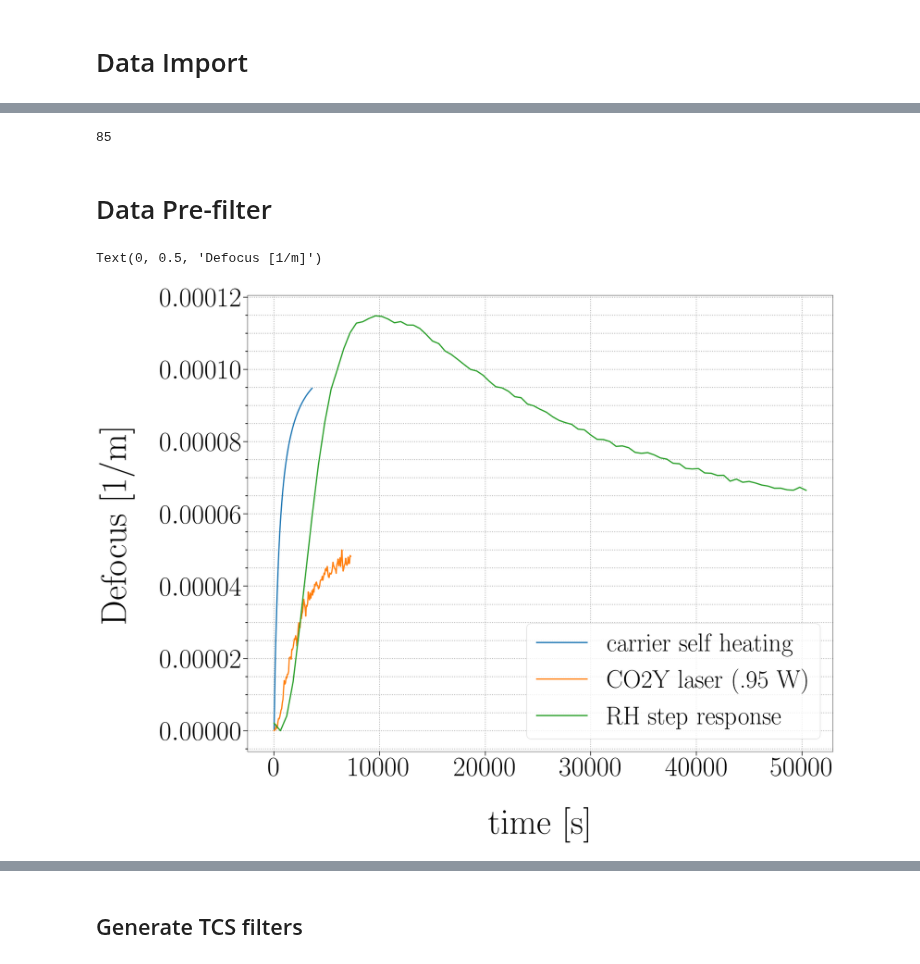
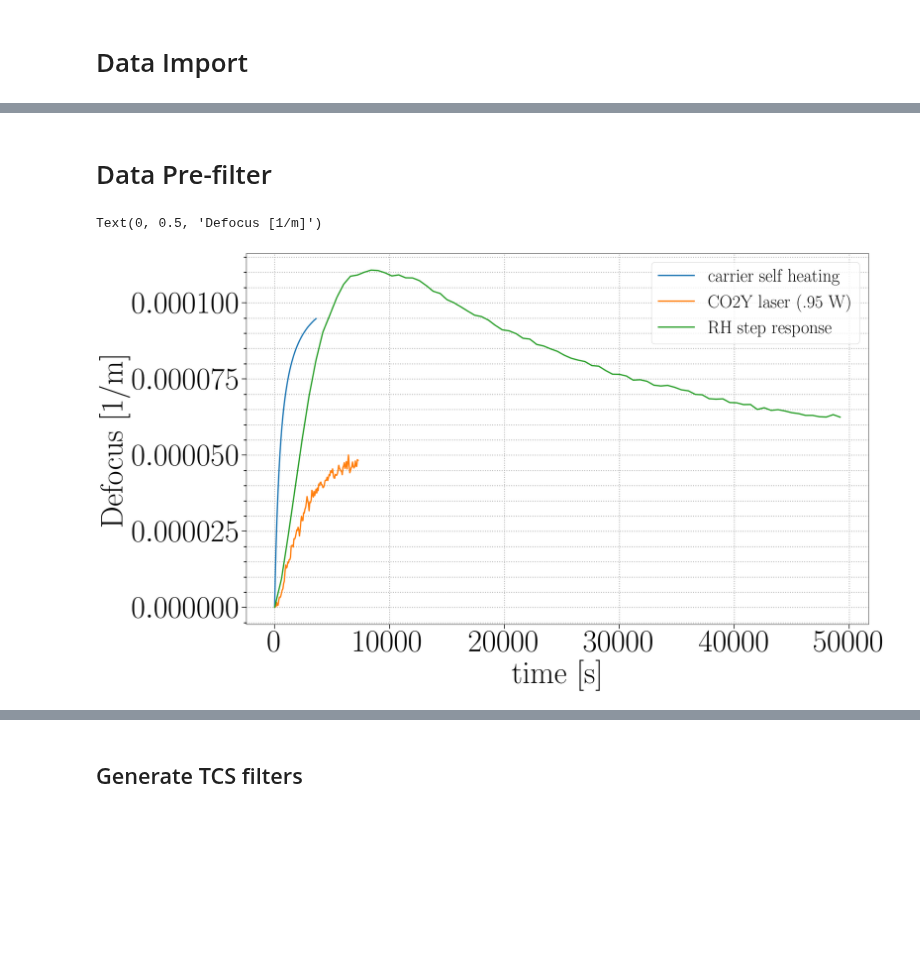
Before and after one commit to dancvan/dissertation, a Jupyter notebook: code/TCS_resp.ipynb, the cells around one changed output, grey strips where cells are left out. Cells and saved outputs as stored; diff of their text form; code cells hidden in the pictures; blank space fills up the shorter version.

```diff
--- a/code/TCS_resp.ipynb
+++ b/code/TCS_resp.ipynb
@@ -3,8 +3,9 @@ import numpy as np
 import matplotlib.pyplot as plt
 from scipy import signal
 from scipy.optimize import curve_fit
-# %%
-plt.style.use('../measurements/stylelib/ppt2latexsubfig')
+# %%
+plt.style.use('stash/pp2latex.mplstyle')
+plt.rcParams["font.family"] = "Times New Roman"
 # %% [markdown]
 # Data Import
 # %%
@@ -19,27 +20,23 @@ plt.plot(carr_self[:,0], carr_self[:,1])
-# %%
-len(rhy[:,1])
-# %% [output]
-85
 # %% [markdown]
 # Data Pre-filter
 # %%
 ## COMSOL self heating
 plt.plot(carr_self[:,0]*60*60, carr_self[:,1]*1e-7, label='carrier self heating')
 
 ## OCTOBER 18th CO2Y step response data
 t = np.arange(0,len(co2y[:,0]),1)*60
 co2y_ = co2y[:,1] + abs(min(co2y[:,1]))
 plt.plot(t,co2y_, label='CO2Y laser (.95 W)')
 
 ## ITMY RH response data
-plt.plot(np.arange(0,len(rhy[:,1]))*600, rhy[:,1]-min(rhy[:,1]), label = 'RH step response')
+plt.plot(np.arange(0,len(rhy[:,1][2:]))*600, rhy[:,1][2:]-min(rhy[:,1][2:]), label = 'RH step response')
 
 plt.legend()
 plt.xlabel('time [s]')
 plt.ylabel('Defocus [1/m]')
 # %% [output]
 Text(0, 0.5, 'Defocus [1/m]')
-[figure, old version]
+[figure, new version]
 # %%
 b, a = signal.butter(4, 0.15)
 b2, a2 = signal.butter(3, 0.0512)
```
Also changed, not shown: parts of 3 cells of this notebook, 1 other file.
